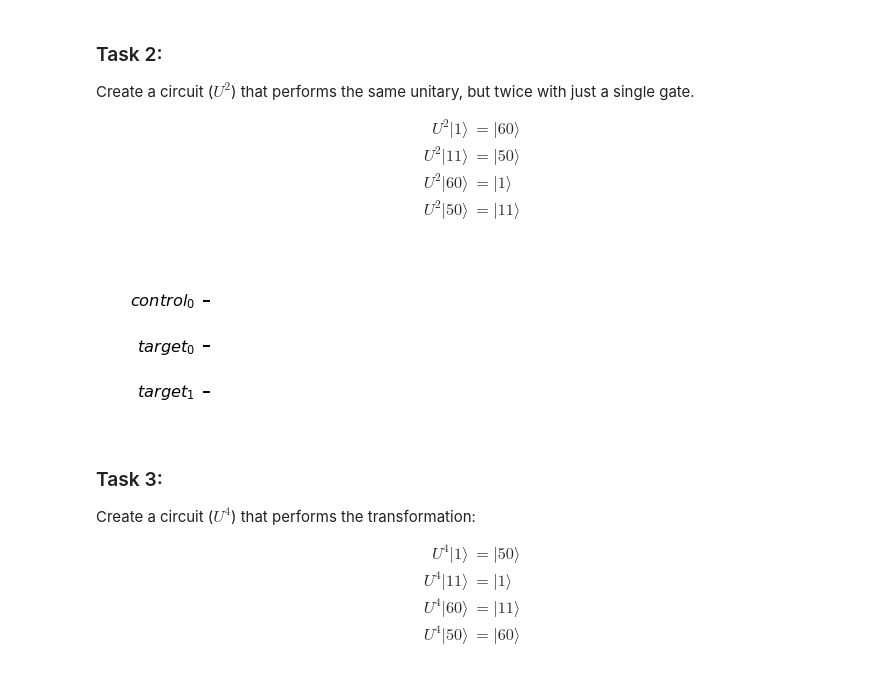
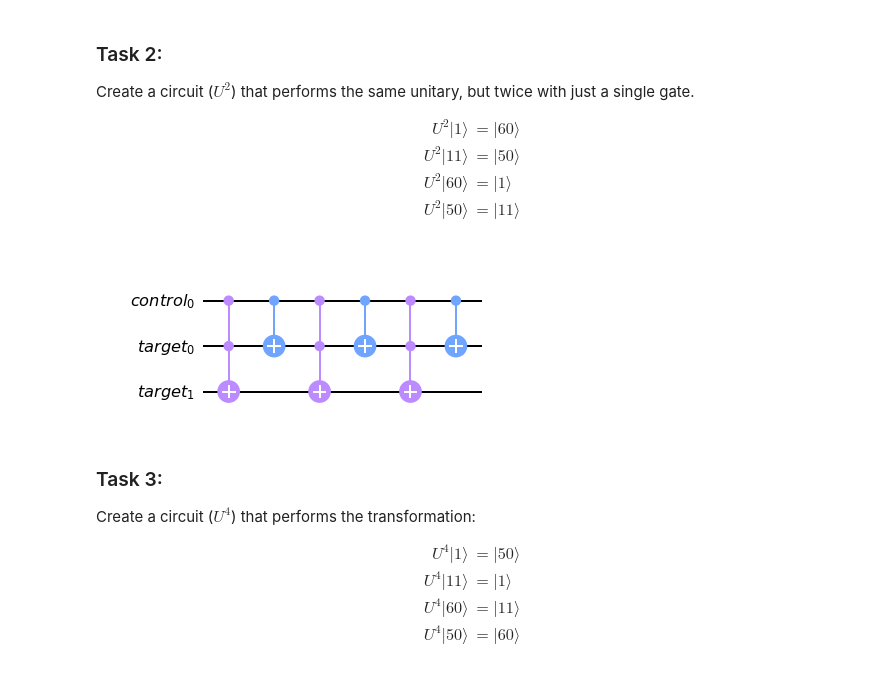
Before and after one commit to subrahmanyam-77/Quantum-Computing-Hackathon, a Jupyter notebook: SectionB_QC_Hackathon.ipynb, the cells around one changed output. Saved outputs shown, nothing was run; the diff lists cells and outputs as text; code cells hidden in the pictures.

```diff
--- a/SectionB_QC_Hackathon.ipynb
+++ b/SectionB_QC_Hackathon.ipynb
@@ -118,15 +119,19 @@ $$
 # %%
 c = QuantumRegister(1, 'control')
 t = QuantumRegister(2, 'target')
 cu2 = QuantumCircuit(c, t)
 
 # Participant code entry - START
-
-
+cu2.ccx(c, t[0], t[1])
+cu2.cx(c, t[0])
+cu2.ccx(c, t[0], t[1])
+cu2.cx(c, t[0])
+cu2.ccx(c, t[0], t[1])
+cu2.cx(c, t[0])
 # Participant code entry - END
 cu2.draw('mpl')
 # %% [output]
-[figure, old version]
+[figure, new version]
 # %% [markdown]
 ### Task 3:
 Create a circuit ($U^4$) that performs the transformation:
```
Also changed, not shown: parts of 2 cells of this notebook.
